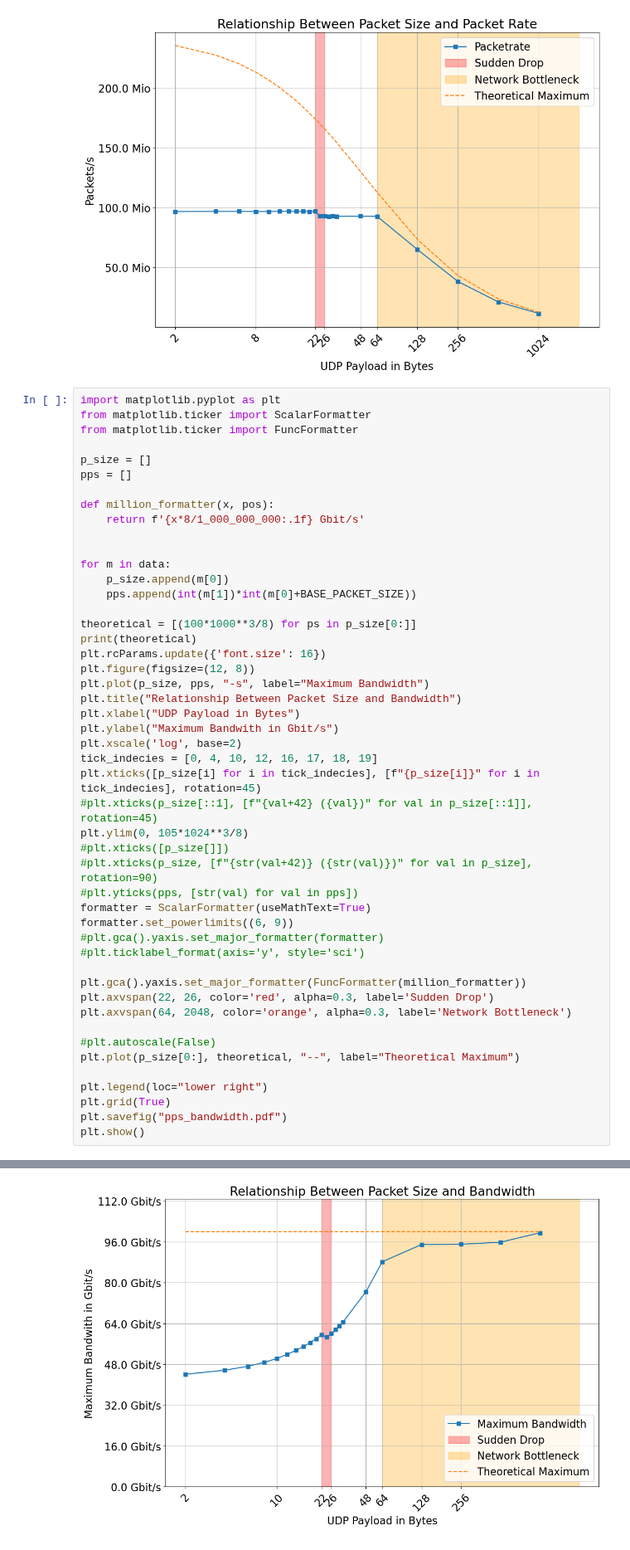
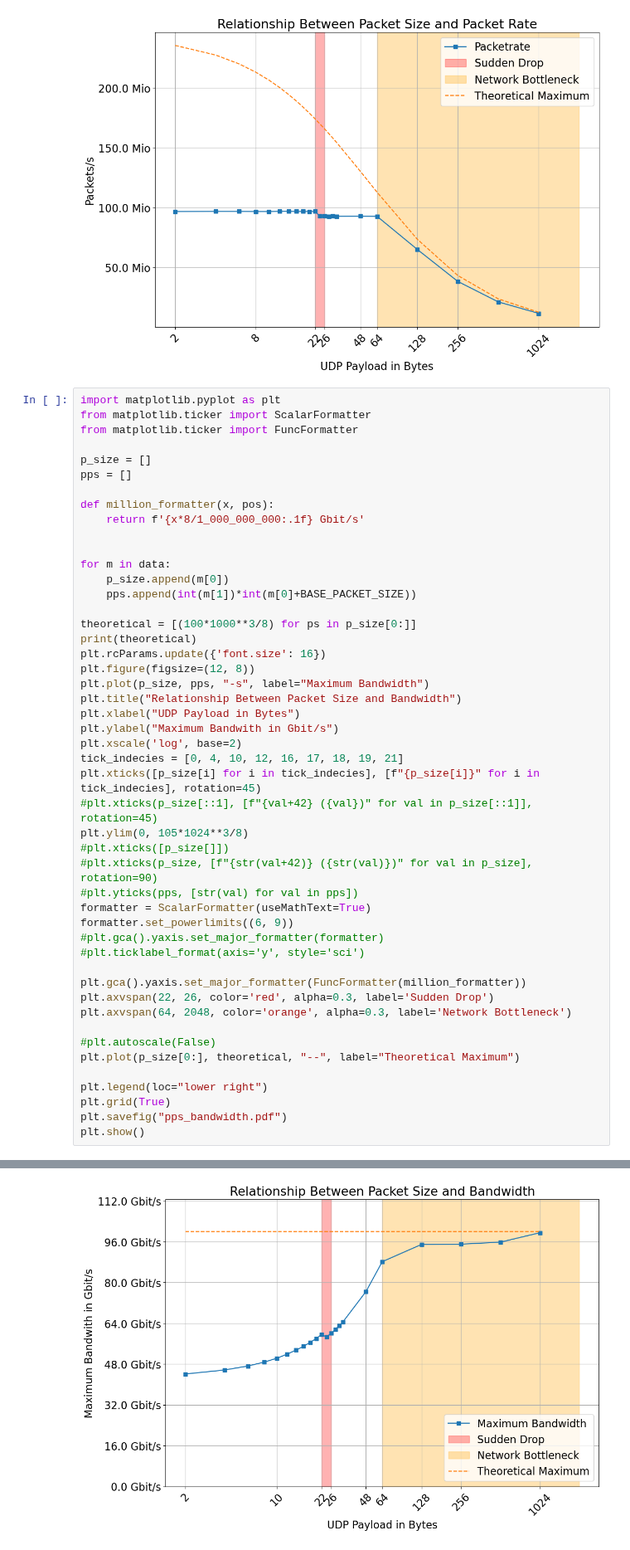
Before and after one commit to gespel/Bachelorarbeit, a Jupyter notebook: notebooks/paper.ipynb, the cells around one changed output, grey strips where cells are left out. Shown at 83% size. Saved outputs shown, nothing was run; the diff lists cells and outputs as text.

```diff
--- a/notebooks/paper.ipynb
+++ b/notebooks/paper.ipynb
@@ -85,35 +85,35 @@ plt.rcParams.update({'font.size': 16})
 plt.figure(figsize=(12, 8))
 plt.plot(p_size, pps, "-s", label="Maximum Bandwidth")
 plt.title("Relationship Between Packet Size and Bandwidth")
 plt.xlabel("UDP Payload in Bytes")
 plt.ylabel("Maximum Bandwith in Gbit/s")
 plt.xscale('log', base=2)
-tick_indecies = [0, 4, 10, 12, 16, 17, 18, 19]
+tick_indecies = [0, 4, 10, 12, 16, 17, 18, 19, 21]
 plt.xticks([p_size[i] for i in tick_indecies], [f"{p_size[i]}" for i in tick_indecies], rotation=45)
 #plt.xticks(p_size[::1], [f"{val+42} ({val})" for val in p_size[::1]], rotation=45)
 plt.ylim(0, 105*1024**3/8)
 #plt.xticks([p_size[]])
 #plt.xticks(p_size, [f"{str(val+42)} ({str(val)})" for val in p_size], rotation=90)
 #plt.yticks(pps, [str(val) for val in pps])
 formatter = ScalarFormatter(useMathText=True)
 formatter.set_powerlimits((6, 9))
 #plt.gca().yaxis.set_major_formatter(formatter)
 #plt.ticklabel_format(axis='y', style='sci')
 
 plt.gca().yaxis.set_major_formatter(FuncFormatter(million_formatter))
 plt.axvspan(22, 26, color='red', alpha=0.3, label='Sudden Drop')
 plt.axvspan(64, 2048, color='orange', alpha=0.3, label='Network Bottleneck')
 
 #plt.autoscale(False)
 plt.plot(p_size[0:], theoretical, "--", label="Theoretical Maximum")
 
 plt.legend(loc="lower right")
 plt.grid(True)
 plt.savefig("pps_bandwidth.pdf")
 plt.show()
 # %% [output]
 [12500000000.0, 12500000000.0, 12500000000.0, 12500000000.0, 12500000000.0, 12500000000.0, 12500000000.0, 12500000000.0, 12500000000.0, 12500000000.0, 12500000000.0, 12500000000.0, 12500000000.0, 1250 ...
-[figure, old version]
+[figure, new version]
 # %%
 def delta(data):
     return [(i[0] - i[1])/1000 for i in data]
```
Also changed, not shown: 2 other files.
